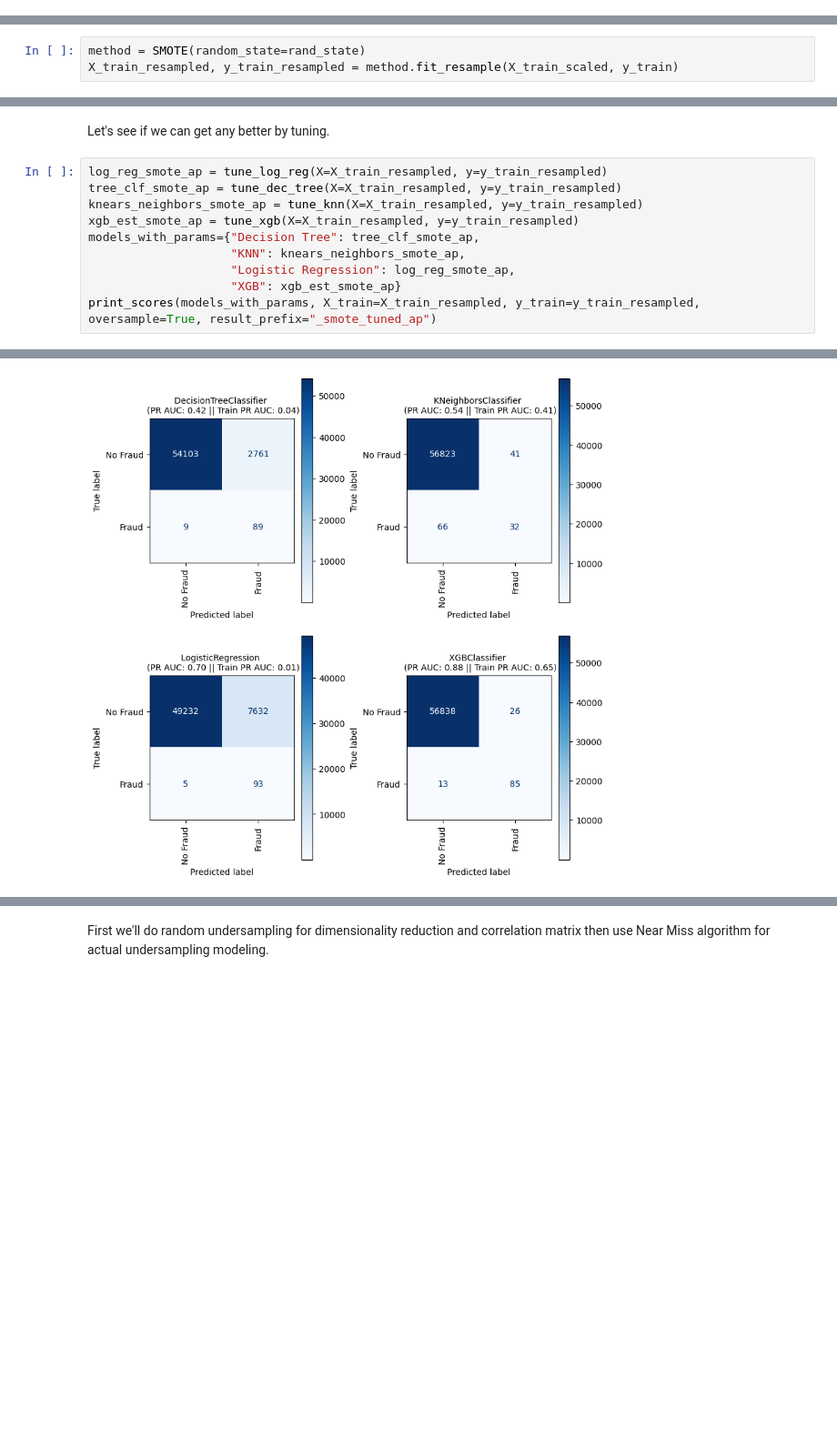
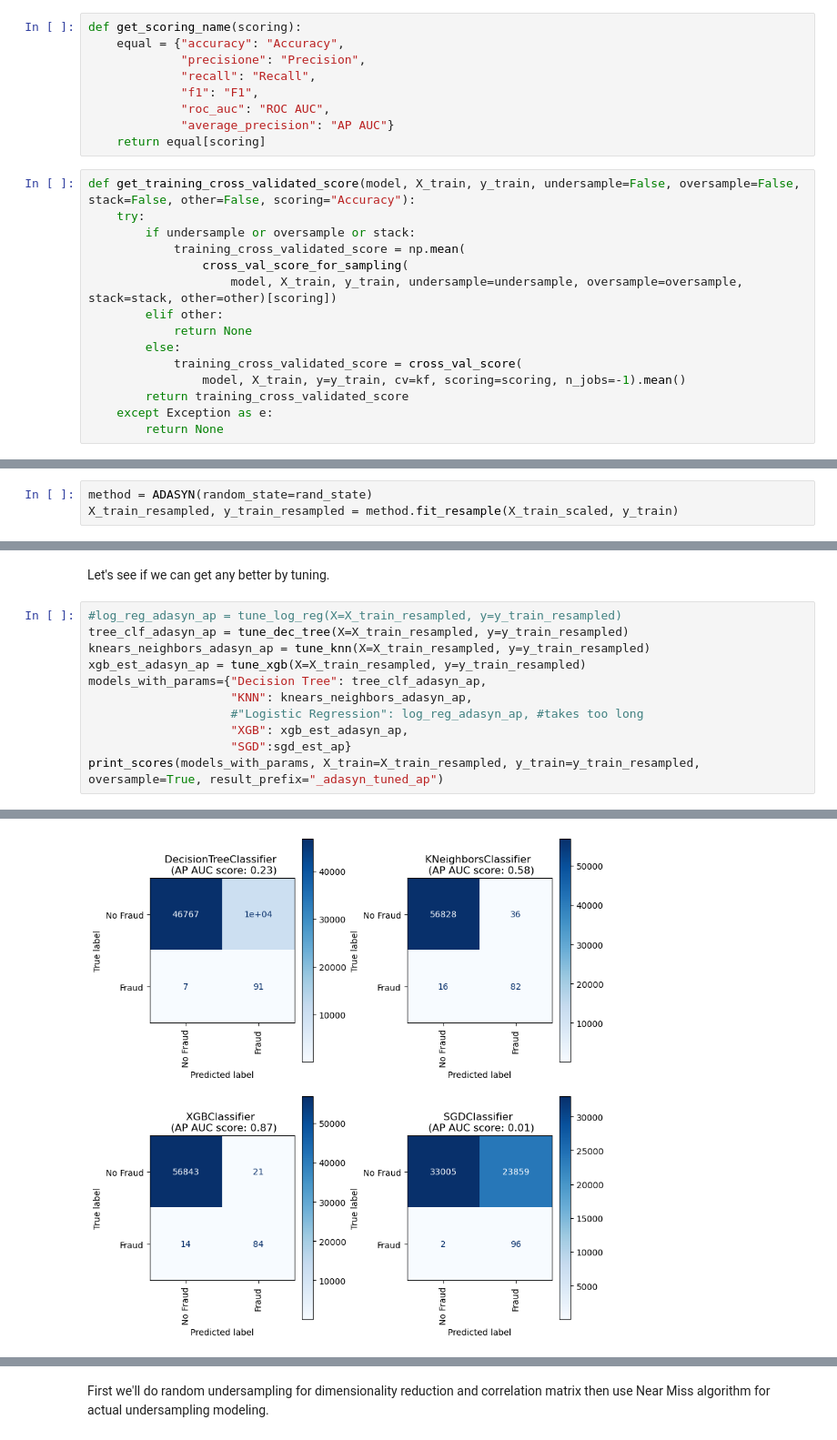
Before and after one commit to abdullahkavakli/Credit-Card-Fraud-Detection-Using-KNN, a Jupyter notebook: Credit Card Fraud Detection.ipynb, the cells around one changed output, grey strips where cells are left out. Shown at 91% size. Saved outputs shown, nothing was run; the diff lists cells and outputs as text; blank space fills up the shorter version.

```diff
--- a/Credit Card Fraud Detection.ipynb
+++ b/Credit Card Fraud Detection.ipynb
@@ -320,0 +308,24 @@ def print_scores(models, X_train=X_train_scaled, X_test=X_test_scaled, y_train=y
+# %%
+def get_scoring_name(scoring):
+    equal = {"accuracy": "Accuracy",
+             "precisione": "Precision",
+             "recall": "Recall",
+             "f1": "F1",
+             "roc_auc": "ROC AUC",
+             "average_precision": "AP AUC"}
+    return equal[scoring]
+# %%
+def get_training_cross_validated_score(model, X_train, y_train, undersample=False, oversample=False, stack=False, other=False, scoring="Accuracy"):
+    try:
+        if undersample or oversample or stack:
+            training_cross_validated_score = np.mean(
+                cross_val_score_for_sampling(
+                    model, X_train, y_train, undersample=undersample, oversample=oversample, stack=stack, other=other)[scoring])
+        elif other:
+            return None
+        else:
+            training_cross_validated_score = cross_val_score(
+                model, X_train, y=y_train, cv=kf, scoring=scoring, n_jobs=-1).mean()
+        return training_cross_validated_score
+    except Exception as e:
+        return None
@@ -411,5 +493,5 @@ If we apply SMOTE(It's a oversampling algorithm technique for imbalanced dataset
 # %%
-method = SMOTE(random_state=rand_state)
+method = ADASYN(random_state=rand_state)
 X_train_resampled, y_train_resampled = method.fit_resample(X_train_scaled, y_train)
 # %%
 models = {"Random Forest":RandomForestClassifier(n_jobs=-1, random_state=rand_state),
@@ -449,13 +531,14 @@ print_scores(vc, X_train=X_train_resampled, y_train=y_train_resampled, oversampl
 # %% [markdown]
 Let's see if we can get any better by tuning.
 # %%
-log_reg_smote_ap = tune_log_reg(X=X_train_resampled, y=y_train_resampled)
-tree_clf_smote_ap = tune_dec_tree(X=X_train_resampled, y=y_train_resampled)
-knears_neighbors_smote_ap = tune_knn(X=X_train_resampled, y=y_train_resampled)
-xgb_est_smote_ap = tune_xgb(X=X_train_resampled, y=y_train_resampled)
-models_with_params={"Decision Tree": tree_clf_smote_ap,
-                    "KNN": knears_neighbors_smote_ap,
-                    "Logistic Regression": log_reg_smote_ap,
-                    "XGB": xgb_est_smote_ap}
-print_scores(models_with_params, X_train=X_train_resampled, y_train=y_train_resampled, oversample=True, result_prefix="_smote_tuned_ap")
+#log_reg_adasyn_ap = tune_log_reg(X=X_train_resampled, y=y_train_resampled)
+tree_clf_adasyn_ap = tune_dec_tree(X=X_train_resampled, y=y_train_resampled)
+knears_neighbors_adasyn_ap = tune_knn(X=X_train_resampled, y=y_train_resampled)
+xgb_est_adasyn_ap = tune_xgb(X=X_train_resampled, y=y_train_resampled)
+models_with_params={"Decision Tree": tree_clf_adasyn_ap,
+                    "KNN": knears_neighbors_adasyn_ap,
+                    #"Logistic Regression": log_reg_adasyn_ap, #takes too long
+                    "XGB": xgb_est_adasyn_ap,
+                    "SGD":sgd_est_ap}
+print_scores(models_with_params, X_train=X_train_resampled, y_train=y_train_resampled, oversample=True, result_prefix="_adasyn_tuned_ap")
 # %% [output]
@@ -464,3 +547,3 @@ Fitting 5 folds for each of 14 candidates, totalling 70 fits
 Fitting 5 folds for each of 18 candidates, totalling 90 fits
-[figure, old version]
+[figure, new version]
 # %%
```
Also changed, not shown: parts of 53 cells of this notebook.
